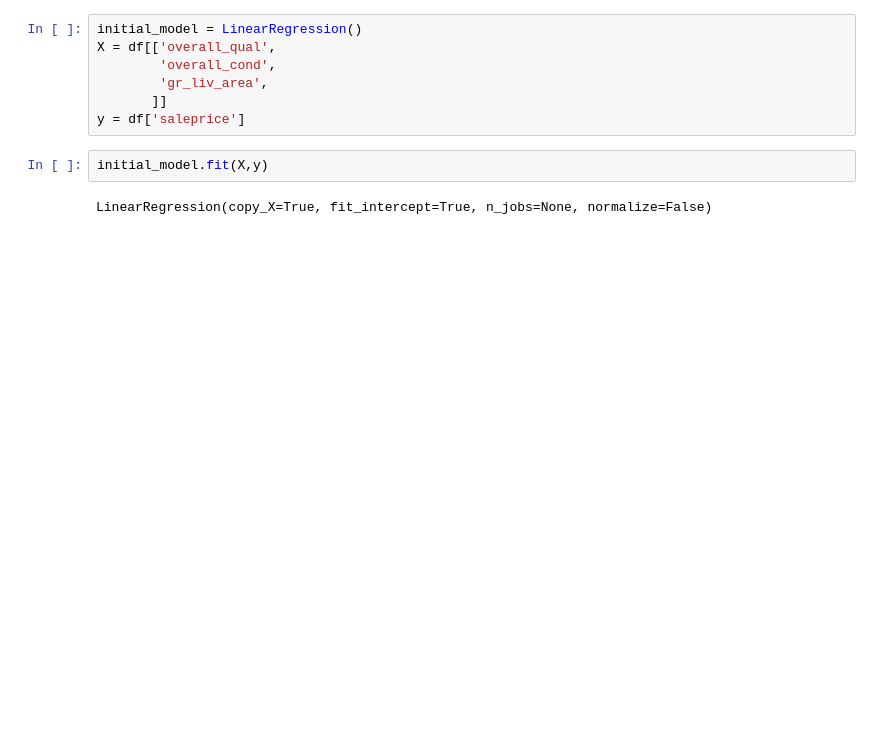
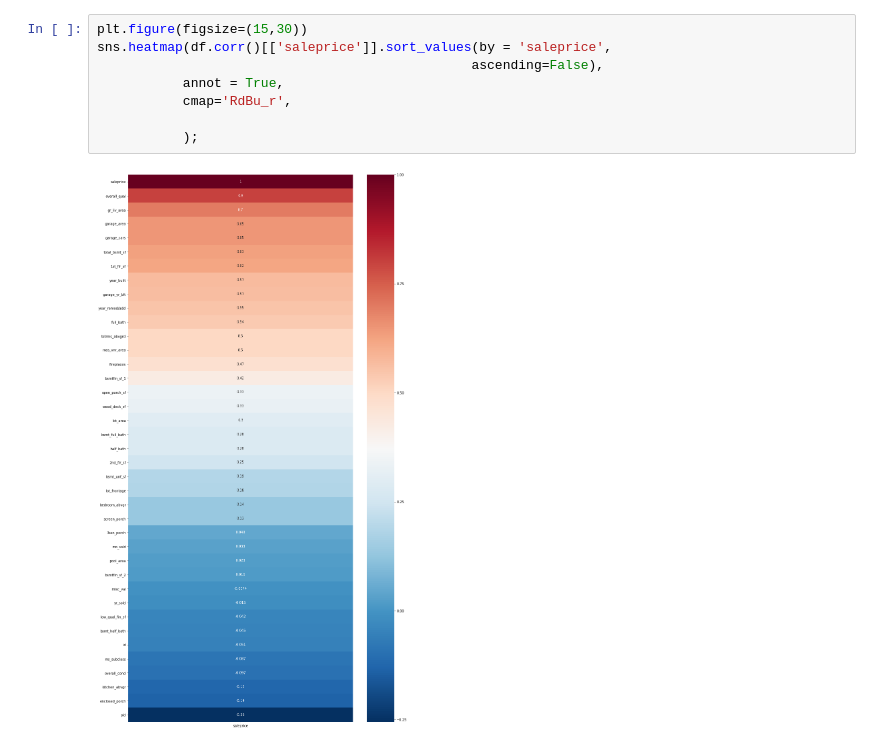
Before and after one commit to justinaugust/Ames-Housing-Algorithm, a Jupyter notebook: 2_eda_and_modeling.ipynb, the cells around one changed output. Drawn from its saved outputs; the diff is of its cells as text; blank space fills up the shorter version.

Commit message:
ModelMaker Made

```diff
--- a/2_eda_and_modeling.ipynb
+++ b/2_eda_and_modeling.ipynb
@@ -21,11 +22,10 @@ df.head()
-# %%
-initial_model = LinearRegression()
-X = df[['overall_qual',
-        'overall_cond',
-        'gr_liv_area',
-       ]]
-y = df['saleprice']
-# %%
-initial_model.fit(X,y)
-# %% [output]
-LinearRegression(copy_X=True, fit_intercept=True, n_jobs=None, normalize=False)
+# %%
+plt.figure(figsize=(15,30))
+sns.heatmap(df.corr()[['saleprice']].sort_values(by = 'saleprice',
+                                                ascending=False),
+           annot = True,
+           cmap='RdBu_r',
+
+           );
+# %% [output]
+[figure, added]
```
Also changed, not shown: parts of 16 cells of this notebook, 7 other files.
